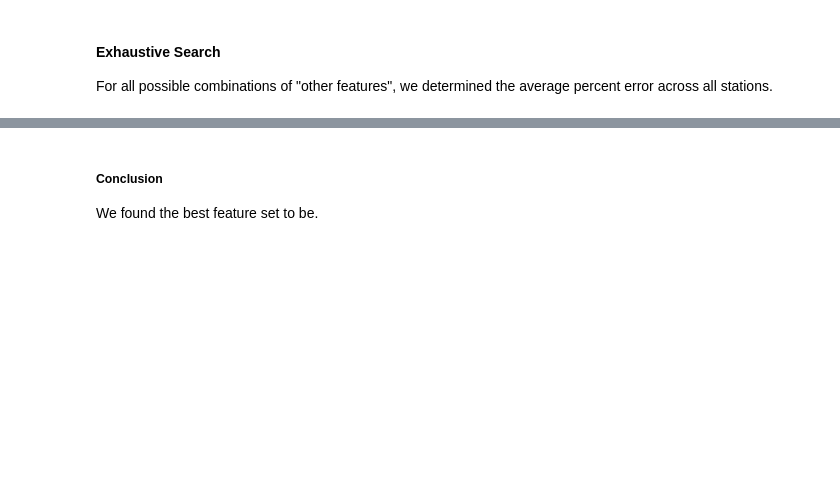
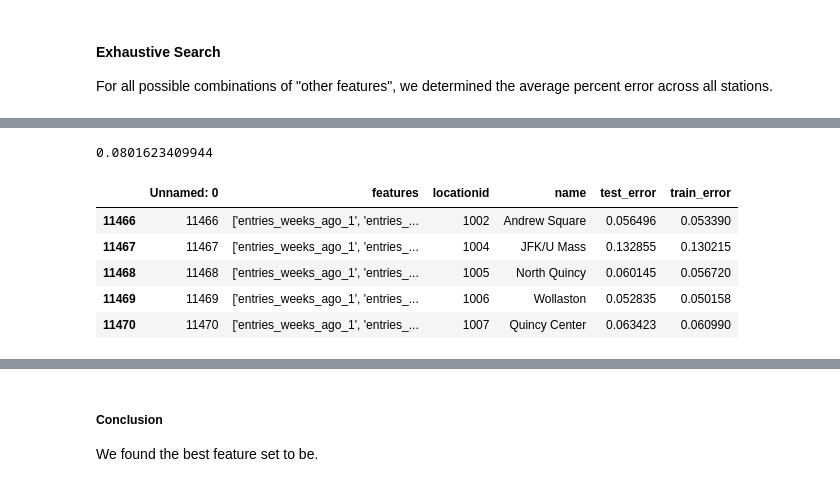
Before and after one commit to azampagl/harvard-capstone, a Jupyter notebook: src/release/Prediction.ipynb, the cells around one changed output, grey strips where cells are left out. Saved outputs shown, nothing was run; the diff lists cells and outputs as text; code cells hidden in the pictures; blank space fills up the shorter version.

```diff
--- a/src/release/Prediction.ipynb
+++ b/src/release/Prediction.ipynb
@@ -475,4 +444,14 @@ grouped.head(n=100)
 # %%
-top_features = ['entries_weeks_ago_1', 'entries_weeks_ago_2', 'rain', 'rain_fall', 'snow', 'snow_fall', 'snow_accum', 'bruins_game', 'celtics_game', 'sox_game']
+top_features = ['entries_weeks_ago_1', 'entries_weeks_ago_2', 'entries_weeks_ago_3', 'rain', 'rain_fall', 'snow', 'snow_fall', 'snow_accum', 'bruins_game', 'celtics_game', 'sox_game']
 top_group = featureset_results[featureset_results.features == str(top_features)]
+print(top_group['test_error'].mean())
+top_group.head()
+# %% [output]
+0.0801623409944
+|  | Unnamed: 0 | features | locationid | name | test_error | train_error |
+| 11466 | 11466 | ['entries_weeks_ago_1', 'entries_... | 1002 | Andrew Square | 0.056496 | 0.053390 |
+| 11467 | 11467 | ['entries_weeks_ago_1', 'entries_... | 1004 | JFK/U Mass | 0.132855 | 0.130215 |
+| 11468 | 11468 | ['entries_weeks_ago_1', 'entries_... | 1005 | North Quincy | 0.060145 | 0.056720 |
+| 11469 | 11469 | ['entries_weeks_ago_1', 'entries_... | 1006 | Wollaston | 0.052835 | 0.050158 |
+| 11470 | 11470 | ['entries_weeks_ago_1', 'entries_... | 1007 | Quincy Center | 0.063423 | 0.060990 |
 # %%
```
Also changed, not shown: parts of 20 cells of this notebook, 1 other file.
